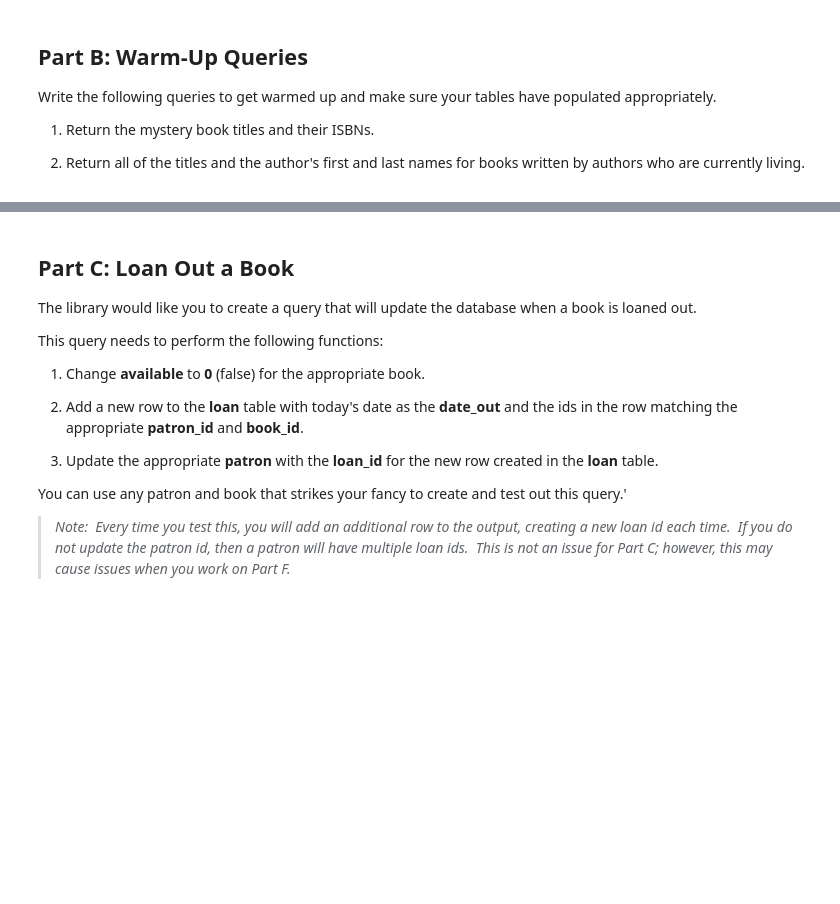
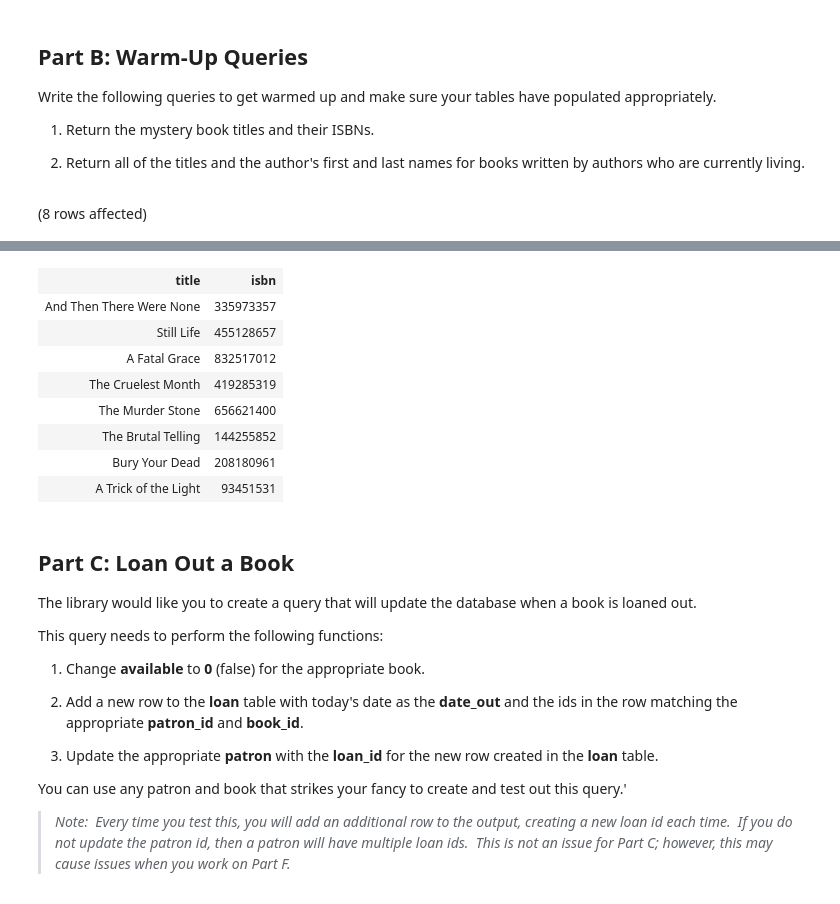
Before and after one commit to tshililoa/SQL-Part-5-Studio, a Jupyter notebook: Studio.ipynb, the cells around one changed output, grey strips where cells are left out. Cells and saved outputs as stored; diff of their text form; code cells hidden in the pictures; blank space fills up the shorter version.

```diff
--- a/Studio.ipynb
+++ b/Studio.ipynb
@@ -665,0 +673,7 @@ Write the following queries to get warmed up and make sure your tables have popu
+# %%
+--Code your warm ups here:
+SELECT  b.title, b.isbn
+FROM JunkDB_KC.Tshililo.book AS b
+WHERE b.genre_id IN (SELECT g.genre_id FROM JunkDB_KC.Tshililo.genre AS g WHERE g.genres = 'mystery' );
+# %% [output]
+(8 rows affected)
@@ -666,3 +681,12 @@ Write the following queries to get warmed up and make sure your tables have popu
+| title | isbn |
+| And Then There Were None | 335973357 |
+| Still Life | 455128657 |
+| A Fatal Grace | 832517012 |
+| The Cruelest Month | 419285319 |
+| The Murder Stone | 656621400 |
+| The Brutal Telling | 144255852 |
+| Bury Your Dead | 208180961 |
+| A Trick of the Light | 93451531 |
 # %% [markdown]
 ## **Part C: Loan Out a Book**
 
```
Also changed, not shown: parts of 22 cells of this notebook.
